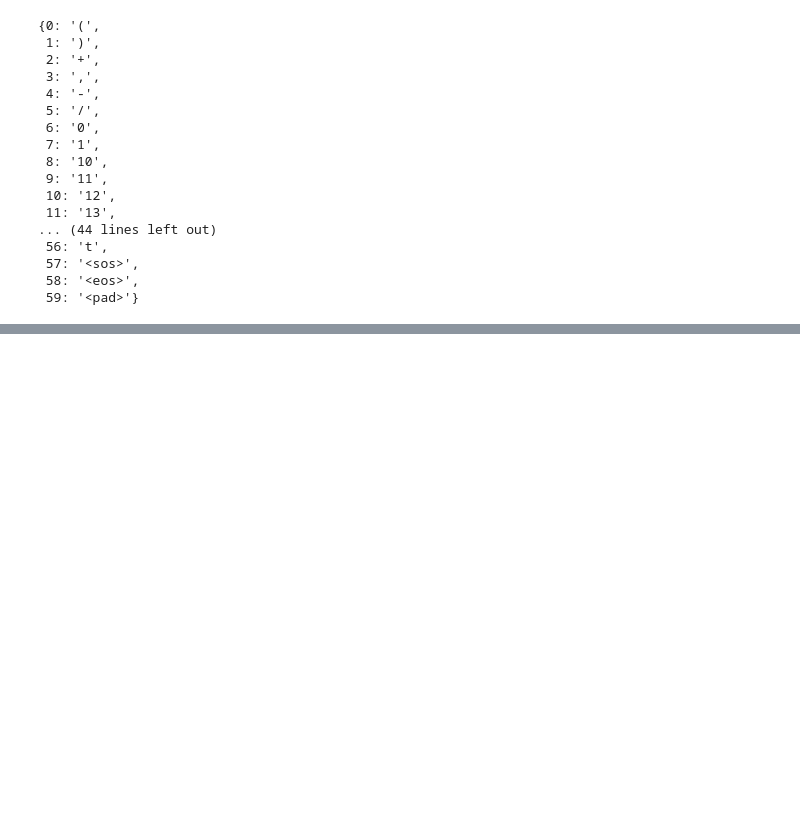
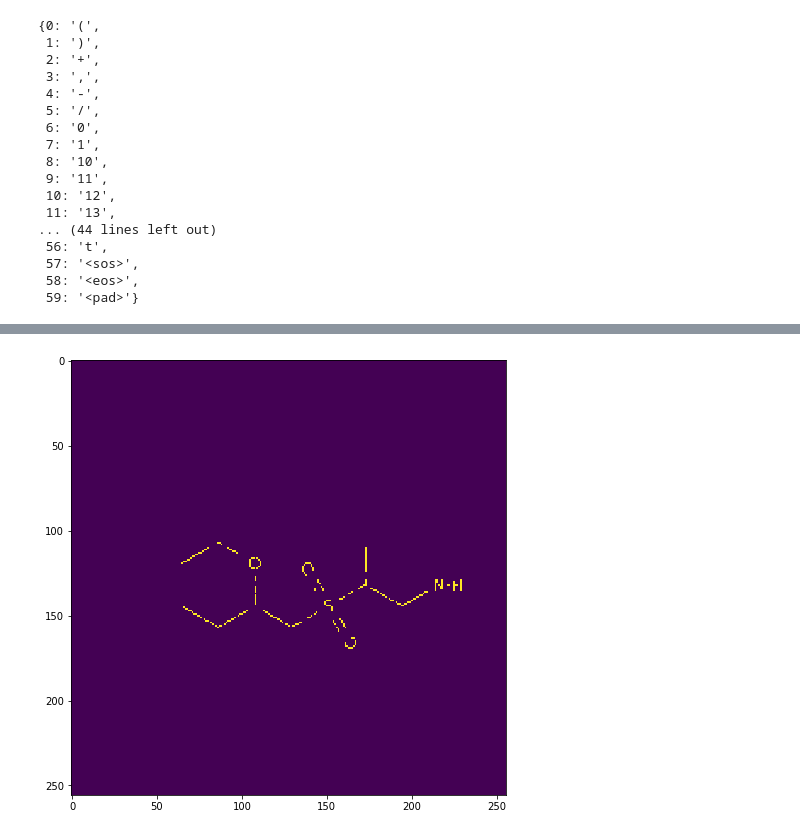
Before and after one commit to wesleyktatum/bms_kaggle, a Jupyter notebook: ipynb/od_exploration.ipynb, the cells around one changed output, grey strips where cells are left out. Saved outputs shown, nothing was run; the diff lists cells and outputs as text; code cells hidden in the pictures; blank space fills up the shorter version.

```diff
--- a/ipynb/od_exploration.ipynb
+++ b/ipynb/od_exploration.ipynb
@@ -1027,0 +1068,6 @@ np.save('../data/char_weights.npy', char_weights)
+# %%
+fig = plt.figure(figsize=(8,8))
+plt.imshow(img[0,:,:])
+plt.show()
+# %% [output]
+[figure, added]
```
Also changed, not shown: parts of 27 cells of this notebook.
